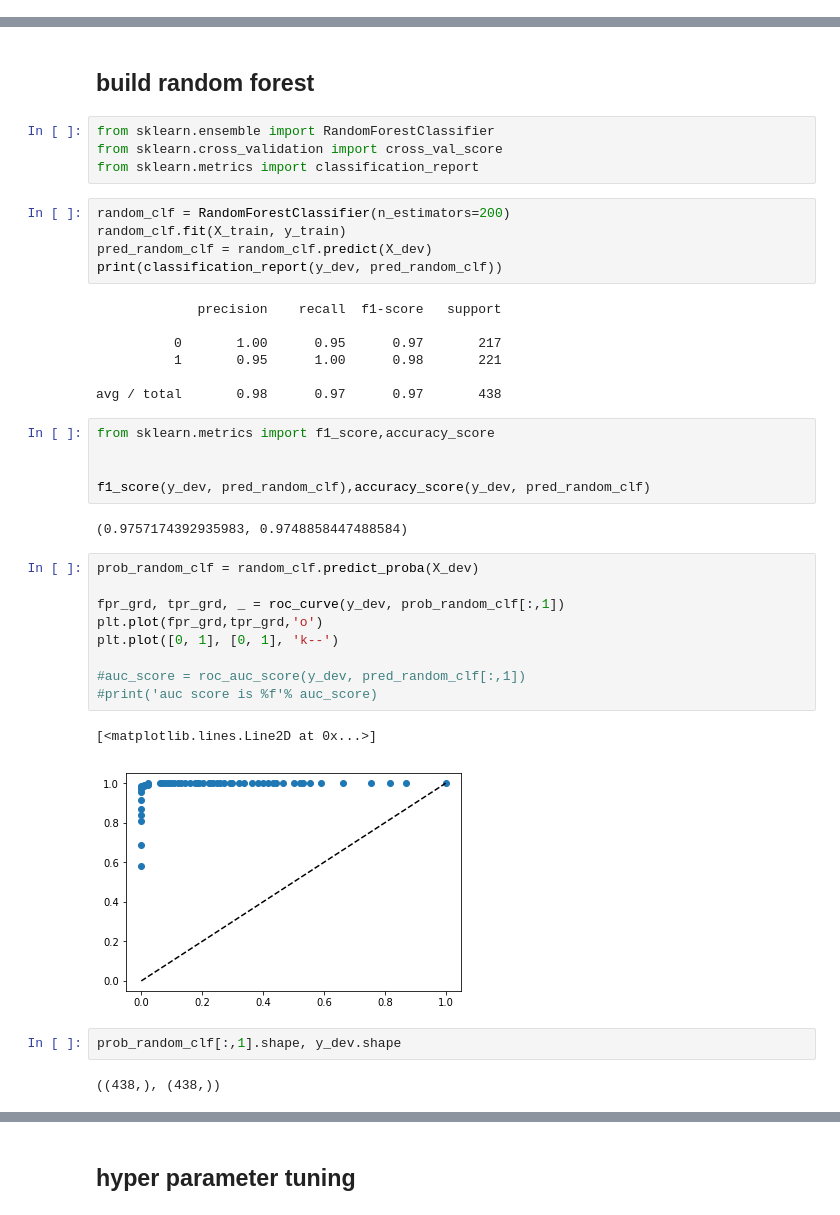
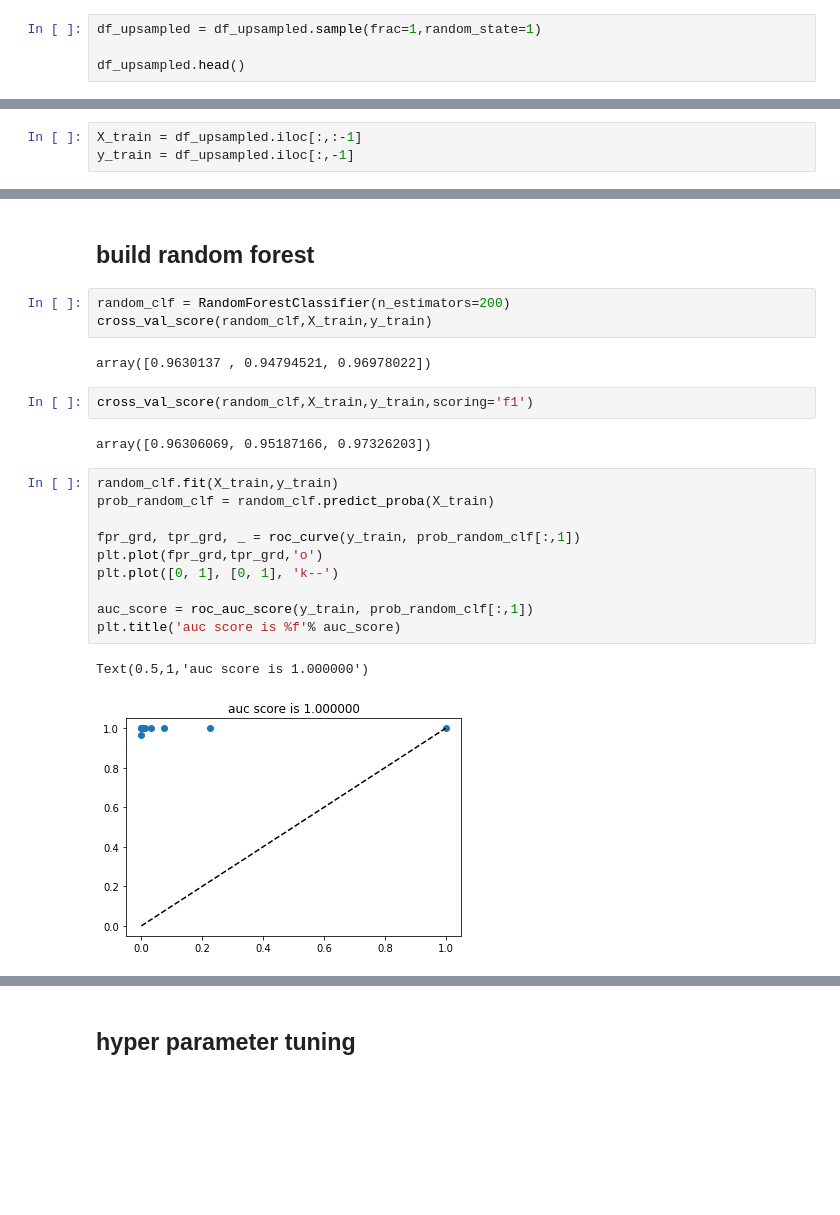
Before and after one commit to yongsingyou/wine-quality, a Jupyter notebook: wine quality.ipynb, the cells around one changed output, grey strips where cells are left out. Drawn from its saved outputs; the diff is of its cells as text; blank space fills up the shorter version.

Commit message:
add cross-validation

```diff
--- a/wine quality.ipynb
+++ b/wine quality.ipynb
@@ -196,0 +217,4 @@ df_minority_upsampled = resample(df_minority,
+# %%
+df_upsampled = df_upsampled.sample(frac=1,random_state=1)
+
+df_upsampled.head()
@@ -213,3 +240,6 @@ X_train.shape,X_dev.shape
+# %%
+X_train = df_upsampled.iloc[:,:-1]
+y_train = df_upsampled.iloc[:,-1]
 # %% [markdown]
 ## build model 1: decision tree
 # %%
@@ -245,44 +271,27 @@ plt.show()
 # %% [markdown]
 ## build random forest
-# %%
-from sklearn.ensemble import RandomForestClassifier
-from sklearn.cross_validation import cross_val_score
-from sklearn.metrics import classification_report
 # %%
 random_clf = RandomForestClassifier(n_estimators=200)
-random_clf.fit(X_train, y_train)
-pred_random_clf = random_clf.predict(X_dev)
-print(classification_report(y_dev, pred_random_clf))
+cross_val_score(random_clf,X_train,y_train)
 # %% [output]
-             precision    recall  f1-score   support
-
-          0       1.00      0.95      0.97       217
-          1       0.95      1.00      0.98       221
-
-avg / total       0.98      0.97      0.97       438
+array([0.9630137 , 0.94794521, 0.96978022])
-# %%
-from sklearn.metrics import f1_score,accuracy_score
-
-
-f1_score(y_dev, pred_random_clf),accuracy_score(y_dev, pred_random_clf)
-# %% [output]
-(0.9757174392935983, 0.9748858447488584)
+# %%
+cross_val_score(random_clf,X_train,y_train,scoring='f1')
+# %% [output]
+array([0.96306069, 0.95187166, 0.97326203])
 # %%
-prob_random_clf = random_clf.predict_proba(X_dev)
+random_clf.fit(X_train,y_train)
+prob_random_clf = random_clf.predict_proba(X_train)
 
-fpr_grd, tpr_grd, _ = roc_curve(y_dev, prob_random_clf[:,1])
+fpr_grd, tpr_grd, _ = roc_curve(y_train, prob_random_clf[:,1])
 plt.plot(fpr_grd,tpr_grd,'o')
 plt.plot([0, 1], [0, 1], 'k--')
 
-#auc_score = roc_auc_score(y_dev, pred_random_clf[:,1])
-#print('auc score is %f'% auc_score)
+auc_score = roc_auc_score(y_train, prob_random_clf[:,1])
+plt.title('auc score is %f'% auc_score)
 # %% [output]
-[<matplotlib.lines.Line2D at 0x...>]
+Text(0.5,1,'auc score is 1.000000')
-[figure, old version]
+[figure, new version]
-# %%
-prob_random_clf[:,1].shape, y_dev.shape
-# %% [output]
-((438,), (438,))
 # %%
 # identifying the most important factors.
 list_importance = random_clf.feature_importances_
```
Also changed, not shown: parts of 29 cells of this notebook.
